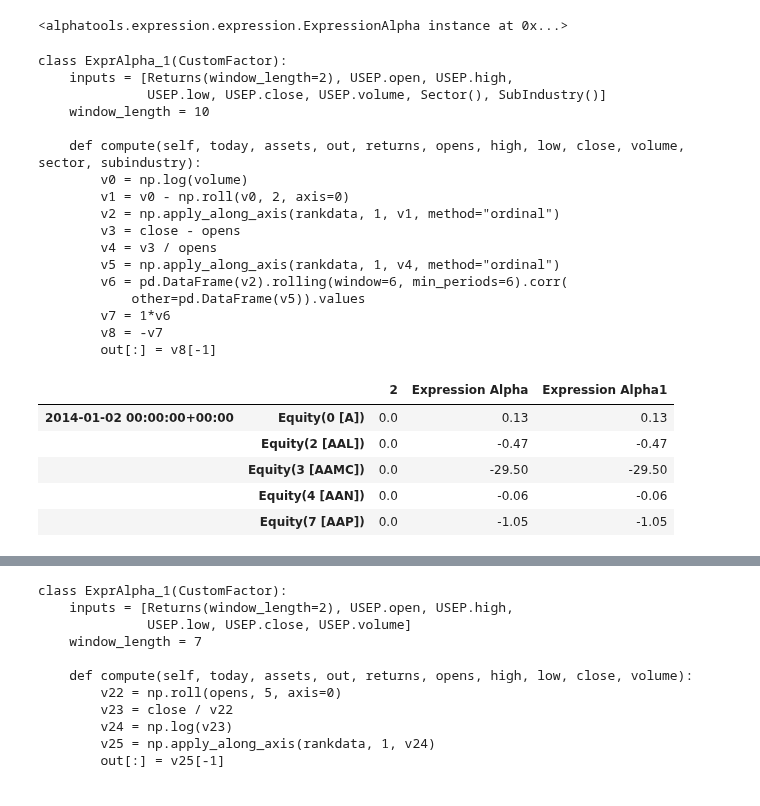
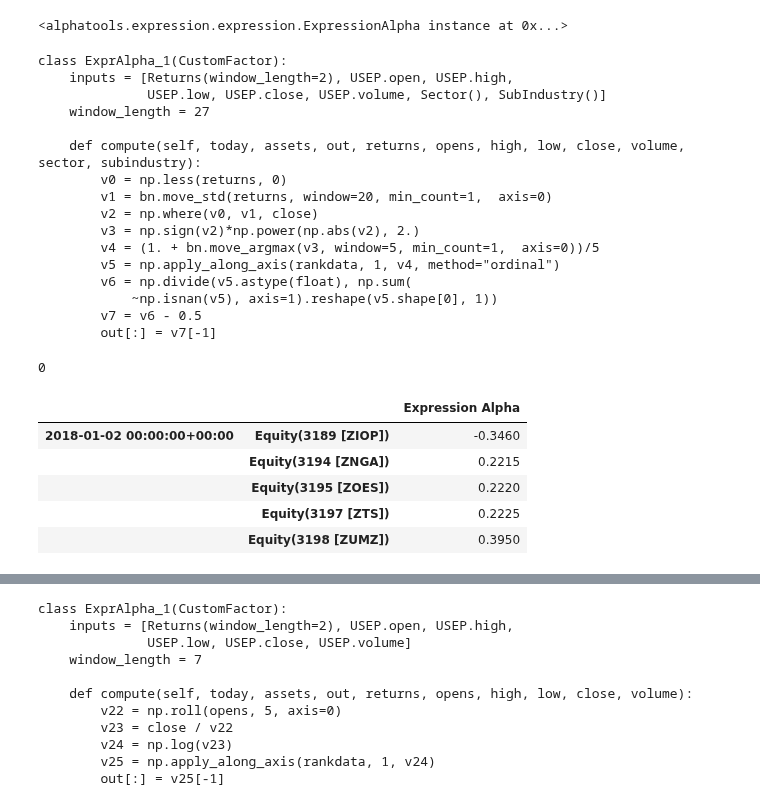
Before and after one commit to marketneutral/alphatools, a Jupyter notebook: notebooks/expression-alphas.ipynb, the cells around one changed output, grey strips where cells are left out. Cells and saved outputs as stored; diff of their text form; code cells hidden in the pictures.

Commit message:
Normalize rank, argmax, ts_rank

```diff
--- a/notebooks/expression-alphas.ipynb
+++ b/notebooks/expression-alphas.ipynb
@@ -126,8 +126,8 @@ alphas = {
 # %%
 import json
 # %%
-with open('one_o_one_alphas.json', 'ws') as fp:
-    json.dump(expressions, fp, indent=4)
+#with open('one_o_one_alphas.json', 'ws') as fp:
+#    json.dump(expressions, fp, indent=4)
 # %%
 expr = {}
 with open('one_o_one_alphas.json', 'rs') as fp:
@@ -154,6 +154,6 @@ expr
  u'99': u'((rank(correlation(sum(((high + low) / 2), 19.8975), sum(adv60, 19.8975), 8.8136)) <rank(correlation(low, volume, 6.28259))) * -1) '}
 # %%
 idx = 2
-e = ExpressionAlpha(expr[1])
-f = ExpressionAlpha(expressions['test'])
-e = ExpressionAlpha(expressions[idx])
+e = ExpressionAlpha(expr['1'])
+#f = ExpressionAlpha(expressions['test'])
+#e = ExpressionAlpha(expressions[idx])
@@ -219,20 +216,19 @@ print(e.pipeline_code)
 class ExprAlpha_1(CustomFactor):
     inputs = [Returns(window_length=2), USEP.open, USEP.high,
               USEP.low, USEP.close, USEP.volume, Sector(), SubIndustry()]
-    window_length = 10
+    window_length = 27
 
     def compute(self, today, assets, out, returns, opens, high, low, close, volume, sector, subindustry):
-        v0 = np.log(volume)
-        v1 = v0 - np.roll(v0, 2, axis=0)
-        v2 = np.apply_along_axis(rankdata, 1, v1, method="ordinal")
-        v3 = close - opens
-        v4 = v3 / opens
+        v0 = np.less(returns, 0)
+        v1 = bn.move_std(returns, window=20, min_count=1,  axis=0)
+        v2 = np.where(v0, v1, close)
+        v3 = np.sign(v2)*np.power(np.abs(v2), 2.)
+        v4 = (1. + bn.move_argmax(v3, window=5, min_count=1,  axis=0))/5
         v5 = np.apply_along_axis(rankdata, 1, v4, method="ordinal")
-        v6 = pd.DataFrame(v2).rolling(window=6, min_periods=6).corr(
-            other=pd.DataFrame(v5)).values
-        v7 = 1*v6
-        v8 = -v7
-        out[:] = v8[-1]
+        v6 = np.divide(v5.astype(float), np.sum(
+            ~np.isnan(v5), axis=1).reshape(v5.shape[0], 1))
+        v7 = v6 - 0.5
+        out[:] = v7[-1]
 # %%
 expr_factor = (
     ExpressionAlpha('rank(log(close/delay(close, 5)))').
@@ -256,15 +252,19 @@ start_date = '2014-01-02'
 end_date = '2018-01-02'
 
 df = run_pipeline(p, start_date, end_date)
+# %%
+1/2
+# %% [output]
+0
 # %%
-df.head()
+df.tail()
 # %% [output]
-|  |  | 2 | Expression Alpha | Expression Alpha1 |
-| 2014-01-02 00:00:00+00:00 | Equity(0 [A]) | 0.0 | 0.13 | 0.13 |
-|  | Equity(2 [AAL]) | 0.0 | -0.47 | -0.47 |
-|  | Equity(3 [AAMC]) | 0.0 | -29.50 | -29.50 |
-|  | Equity(4 [AAN]) | 0.0 | -0.06 | -0.06 |
-|  | Equity(7 [AAP]) | 0.0 | -1.05 | -1.05 |
+|  |  | Expression Alpha |
+| 2018-01-02 00:00:00+00:00 | Equity(3189 [ZIOP]) | -0.3460 |
+|  | Equity(3194 [ZNGA]) | 0.2215 |
+|  | Equity(3195 [ZOES]) | 0.2220 |
+|  | Equity(3197 [ZTS]) | 0.2225 |
+|  | Equity(3198 [ZUMZ]) | 0.3950 |
 # %%
 make_factor_plot(df, start_date, end_date);
 # %% [output]
```
Also changed, not shown: parts of 15 cells of this notebook, 2 other files.
